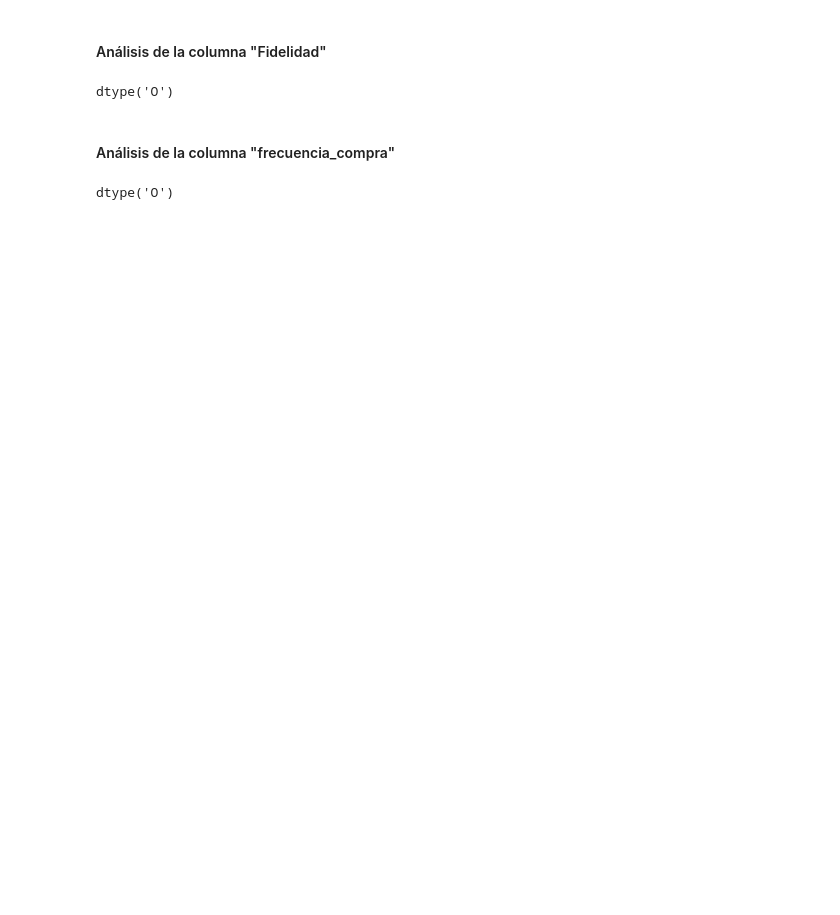
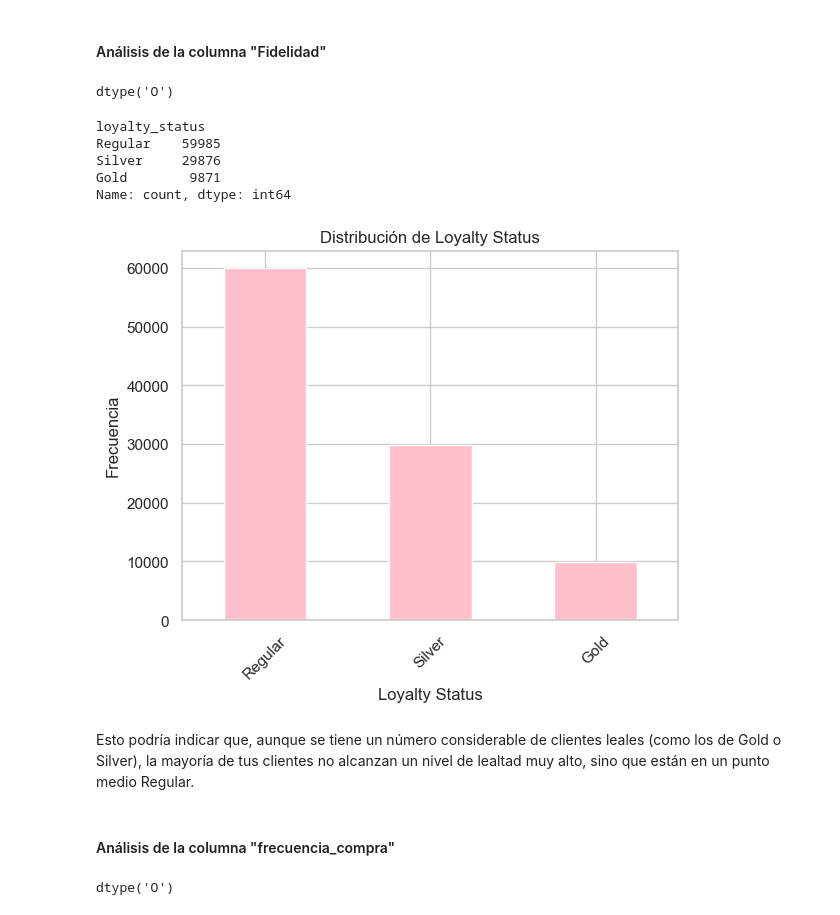
Before and after one commit to micaelakorol21/analisis-datos-compras, a Jupyter notebook: data_customer.ipynb, the cells around one changed output. Saved outputs shown, nothing was run; the diff lists cells and outputs as text; code cells hidden in the pictures; blank space fills up the shorter version.

```diff
--- a/data_customer.ipynb
+++ b/data_customer.ipynb
@@ -139,5 +122,5 @@ Name: edad, dtype: float64
 # %%
 # Eliminamos los menores de 18 años, ya qye nuestro análisis se centra > 18 hasta 99 años.
 # %%
-df_customer = df_customer[df_customer['edad'] >= 18]
+df_customer = df_customer[df_customer['age'] >= 18]
 # %%
@@ -296,5 +299,26 @@ df_customer['fidelidad'].dtype
 # %% [output]
 dtype('O')
+# %%
+df_customer['loyalty_status'].value_counts()
+# %% [output]
+loyalty_status
+Regular    59985
+Silver     29876
+Gold        9871
+Name: count, dtype: int64
+# %%
+import matplotlib.pyplot as plt
+
+df_customer['loyalty_status'].value_counts().plot(kind='bar', color='pink')
+plt.title('Distribución de Loyalty Status')
+plt.xlabel('Loyalty Status')
+plt.ylabel('Frecuencia')
+plt.xticks(rotation=45)
+plt.show()
+# %% [output]
+[figure, added]
+# %% [markdown]
+<p>Esto podría indicar que, aunque se tiene un número considerable de clientes leales (como los de Gold o Silver), la mayoría de tus clientes no alcanzan un nivel de lealtad muy alto, sino que están en un punto medio Regular.</p>
 # %% [markdown]
 <h4>Análisis de la columna "frecuencia_compra" </h4>
 # %%
```
Also changed, not shown: parts of 54 cells of this notebook.
